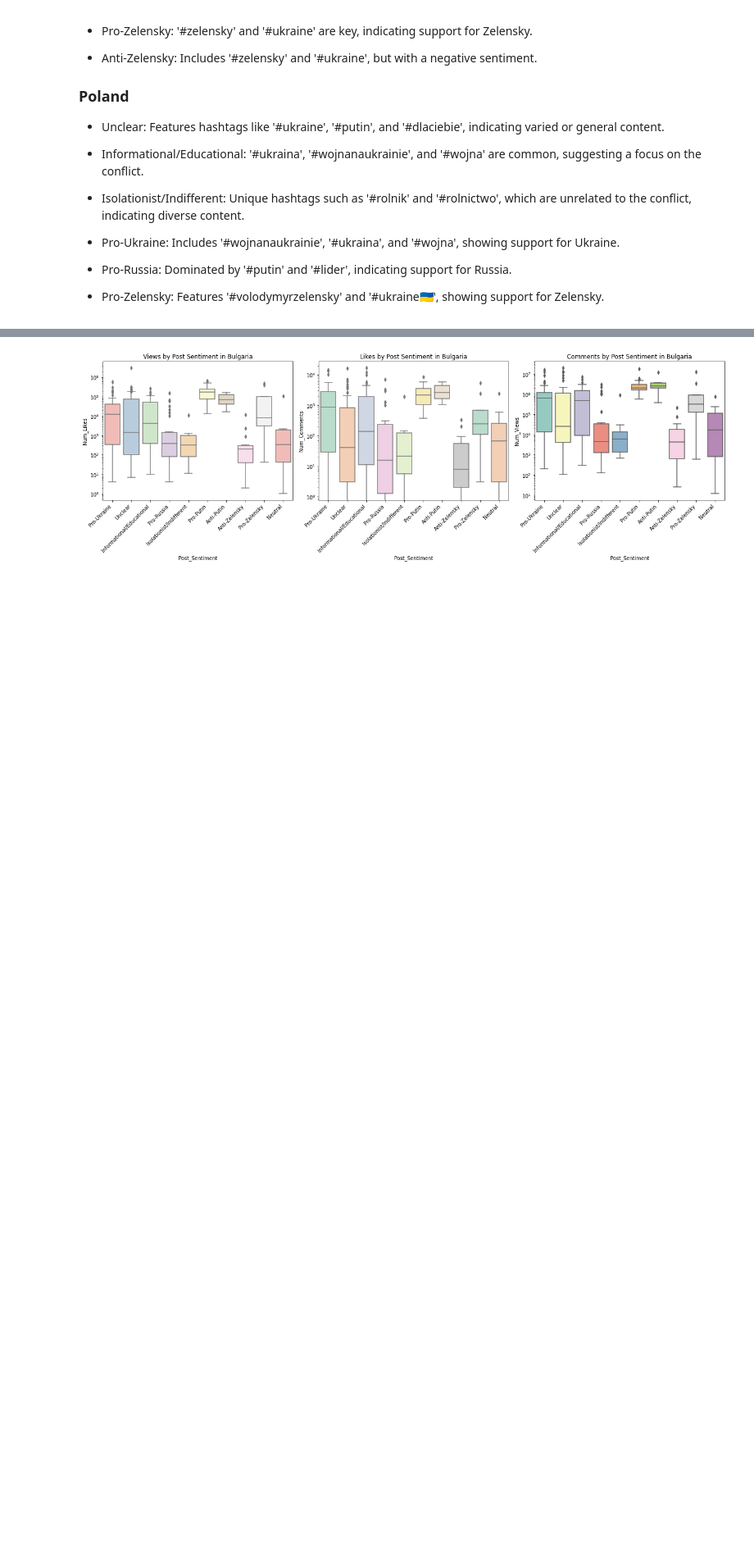
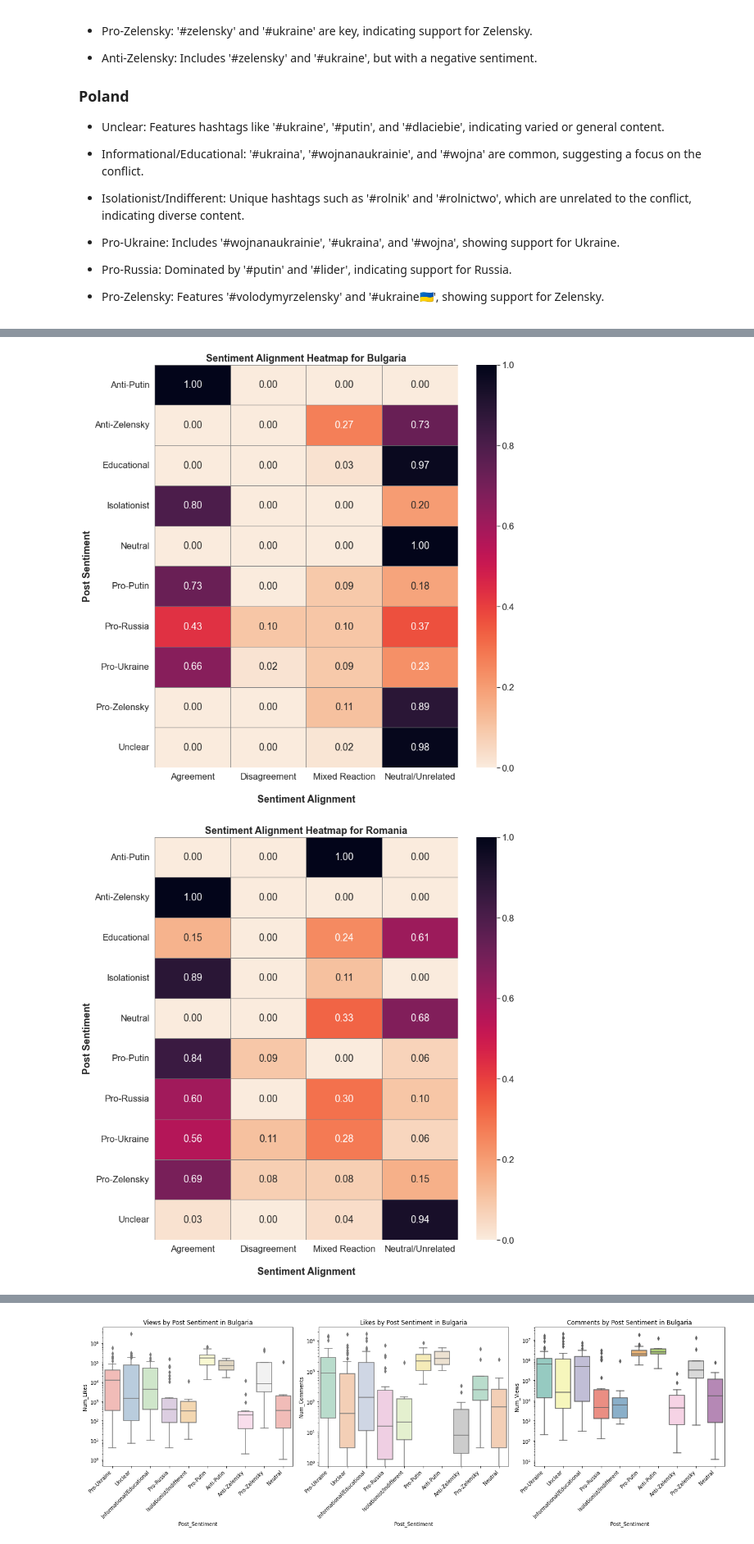
Before and after one commit to Qrypt1c/ECS252, a Jupyter notebook: prelim_dataset_analysis.ipynb, the cells around one changed output, grey strips where cells are left out. Shown: that part at 82% size. Drawn from its saved outputs; the diff is of its cells as text; code cells hidden in the pictures; blank space fills up the shorter version.

```diff
--- a/prelim_dataset_analysis.ipynb
+++ b/prelim_dataset_analysis.ipynb
@@ -281,0 +386,7 @@ visualize_top_hashtags_per_sentiment(poland_df, "Poland")
+# %%
+generate_heatmap_with_enhancements(bulgarian_df, 'Bulgaria')
+generate_heatmap_with_enhancements(romanian_df, "Romania")
+generate_heatmap_with_enhancements(poland_df, "Poland")
+# %% [output]
+[figure, added]
+[figure, added]
```
Also changed, not shown: parts of 16 cells of this notebook.
